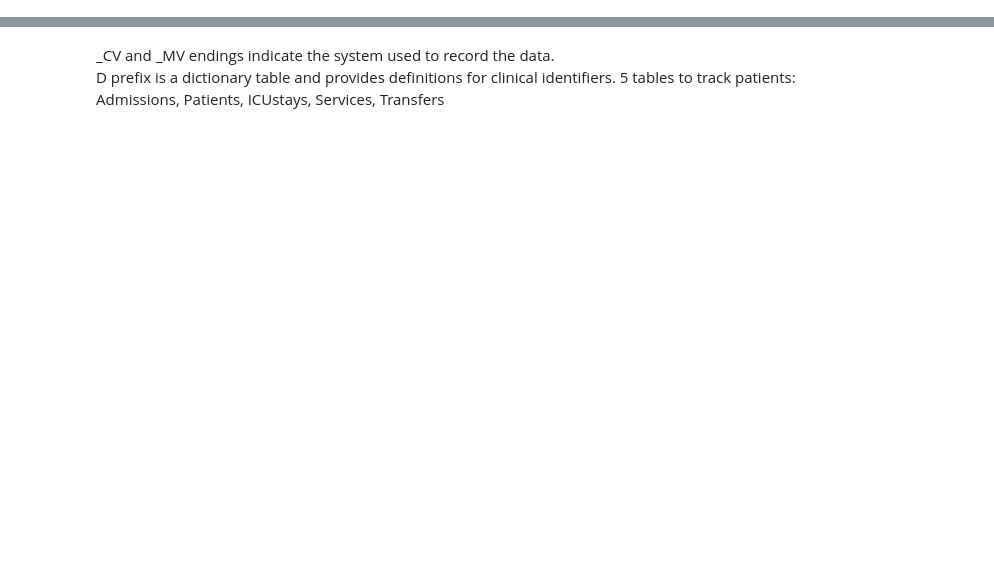
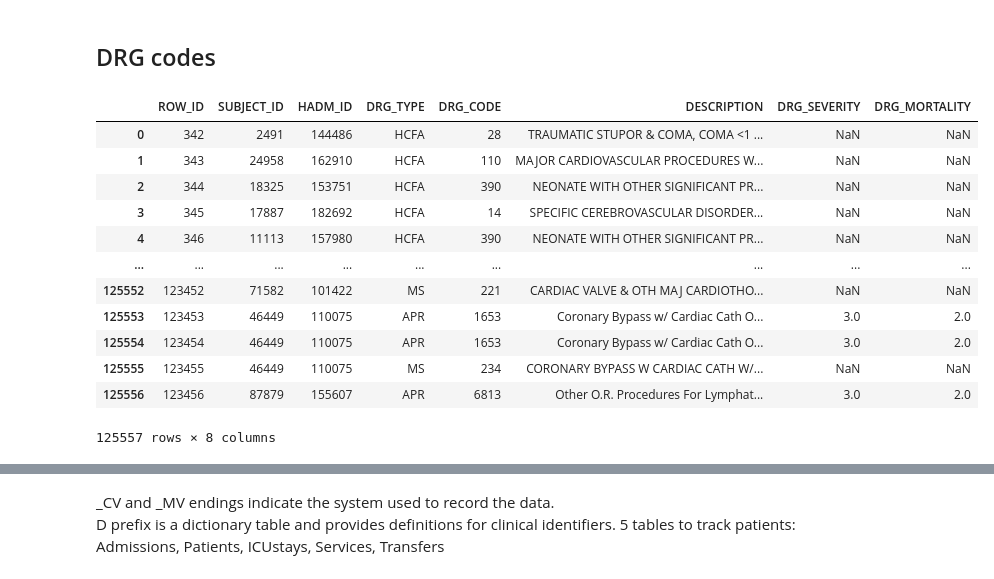
Before and after one commit to kirilklein/ehr_preprocess, a Jupyter notebook: notebooks/explore/mimic3.ipynb, the cells around one changed output, grey strips where cells are left out. Drawn from its saved outputs; the diff is of its cells as text; code cells hidden in the pictures; blank space fills up the shorter version.

```diff
--- a/notebooks/explore/mimic3.ipynb
+++ b/notebooks/explore/mimic3.ipynb
@@ -18,0 +115,19 @@ print(files)
+# %% [markdown]
+## DRG codes
+# %%
+df_drg = pd.read_csv(join(mimic_path, 'DRGCODES.csv.gz'),  compression='gzip')
+df_drg
+# %% [output]
+|  | ROW_ID | SUBJECT_ID | HADM_ID | DRG_TYPE | DRG_CODE | DESCRIPTION | DRG_SEVERITY | DRG_MORTALITY |
+| 0 | 342 | 2491 | 144486 | HCFA | 28 | TRAUMATIC STUPOR & COMA, COMA <1 ... | NaN | NaN |
+| 1 | 343 | 24958 | 162910 | HCFA | 110 | MAJOR CARDIOVASCULAR PROCEDURES W... | NaN | NaN |
+| 2 | 344 | 18325 | 153751 | HCFA | 390 | NEONATE WITH OTHER SIGNIFICANT PR... | NaN | NaN |
+| 3 | 345 | 17887 | 182692 | HCFA | 14 | SPECIFIC CEREBROVASCULAR DISORDER... | NaN | NaN |
+| 4 | 346 | 11113 | 157980 | HCFA | 390 | NEONATE WITH OTHER SIGNIFICANT PR... | NaN | NaN |
+| ... | ... | ... | ... | ... | ... | ... | ... | ... |
+| 125552 | 123452 | 71582 | 101422 | MS | 221 | CARDIAC VALVE & OTH MAJ CARDIOTHO... | NaN | NaN |
+| 125553 | 123453 | 46449 | 110075 | APR | 1653 | Coronary Bypass w/ Cardiac Cath O... | 3.0 | 2.0 |
+| 125554 | 123454 | 46449 | 110075 | APR | 1653 | Coronary Bypass w/ Cardiac Cath O... | 3.0 | 2.0 |
+| 125555 | 123455 | 46449 | 110075 | MS | 234 | CORONARY BYPASS W CARDIAC CATH W/... | NaN | NaN |
+| 125556 | 123456 | 87879 | 155607 | APR | 6813 | Other O.R. Procedures For Lymphat... | 3.0 | 2.0 |
+125557 rows × 8 columns
```
Also changed, not shown: parts of 33 cells of this notebook, 4 other files.
